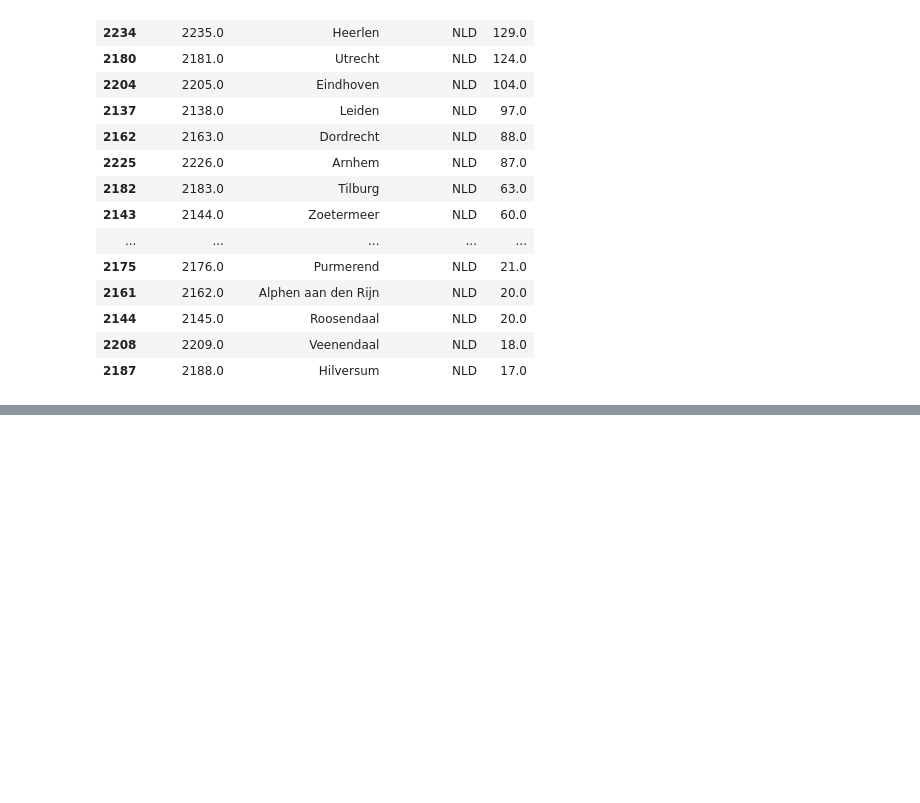
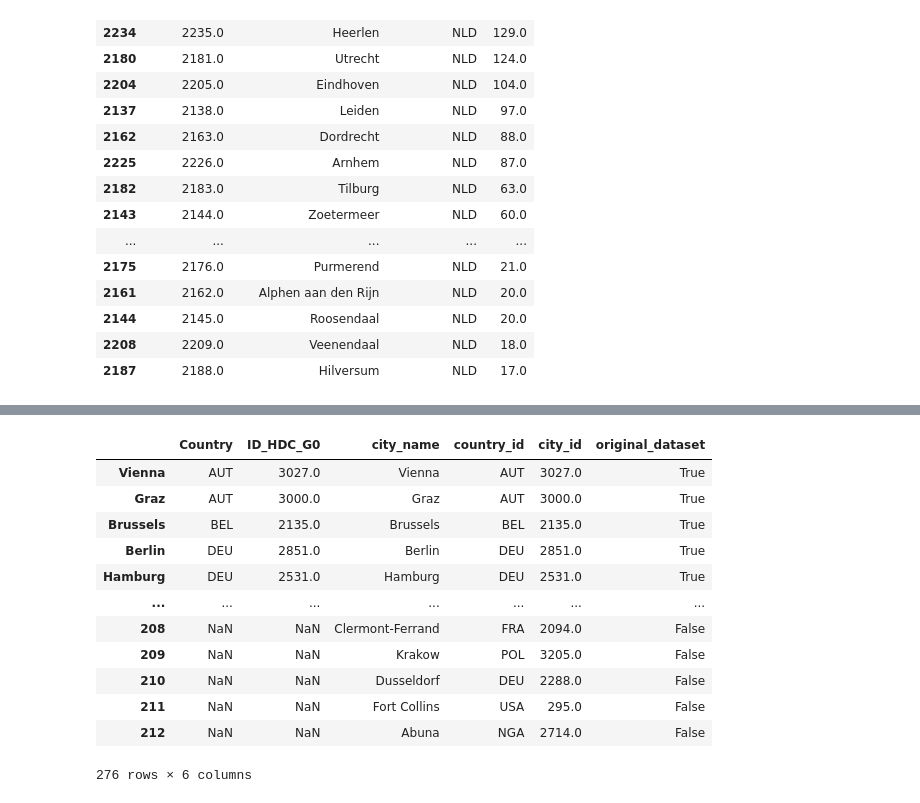
Before and after one commit to idegeus/UrbanTransportTimes, a Jupyter notebook: 2-notebooks/0.6-select-search-cities.ipynb, the cells around one changed output, grey strips where cells are left out. Saved outputs shown, nothing was run; the diff lists cells and outputs as text; code cells hidden in the pictures; blank space fills up the shorter version.

Commit message:
feat: added some more cities

```diff
--- a/2-notebooks/0.6-select-search-cities.ipynb
+++ b/2-notebooks/0.6-select-search-cities.ipynb
@@ -16,3 +16,6 @@ urbancenters.head(2)
 | 0 | 1.0 | 1.0 | 185.0 | 21.247683 | -158.043016 | 21.422193 | -157.730529 | 21.340678 | -157.893497 | ... |
 | 1 | 2.0 | 2.0 | 42.0 | -17.641184 | -149.628088 | -17.517631 | -149.508018 | -17.534103 | -149.568053 | ... |
 2 rows × 161 columns
+# %%
+cities_out = []
+cities_notfound = []
@@ -18,0 +60,6 @@ urbancenters.head(2)
+# %%
+search = urbancenters[urbancenters.UC_NM_LST.str.contains('Oder')]
+if search.shape[0] == 1:
+    cities_out.append(search[['ID_HDC_G0', 'CTR_MN_ISO', 'UC_NM_MN']].iloc[0].to_list())
+    print('appended')
+search[['ID_HDC_G0', 'UC_NM_MN', 'CTR_MN_ISO', 'AREA']]
@@ -18,0 +70,4 @@ urbancenters.head(2)
+# %%
+record = urbancenters[urbancenters.ID_HDC_G0 == 2641.0]
+cities_out.append(record[['ID_HDC_G0', 'CTR_MN_ISO', 'UC_NM_MN']].iloc[0].to_list())
+record
@@ -69,0 +118,21 @@ cities.head(5)
+# %%
+cities['original_dataset'] = True
+# %%
+cities_new = pd.DataFrame(cities_out, columns=['city_id', 'country_id', 'city_name'])
+cities_new['original_dataset'] = False
+cities_wew = pd.concat([cities, cities_new])
+cities_wew
+# %% [output]
+|  | Country | ID_HDC_G0 | city_name | country_id | city_id | original_dataset |
+| Vienna | AUT | 3027.0 | Vienna | AUT | 3027.0 | True |
+| Graz | AUT | 3000.0 | Graz | AUT | 3000.0 | True |
+| Brussels | BEL | 2135.0 | Brussels | BEL | 2135.0 | True |
+| Berlin | DEU | 2851.0 | Berlin | DEU | 2851.0 | True |
+| Hamburg | DEU | 2531.0 | Hamburg | DEU | 2531.0 | True |
+| ... | ... | ... | ... | ... | ... | ... |
+| 208 | NaN | NaN | Clermont-Ferrand | FRA | 2094.0 | False |
+| 209 | NaN | NaN | Krakow | POL | 3205.0 | False |
+| 210 | NaN | NaN | Dusseldorf | DEU | 2288.0 | False |
+| 211 | NaN | NaN | Fort Collins | USA | 295.0 | False |
+| 212 | NaN | NaN | Abuna | NGA | 2714.0 | False |
+276 rows × 6 columns
```
Also changed, not shown: parts of 8 cells of this notebook, 7 other files.
